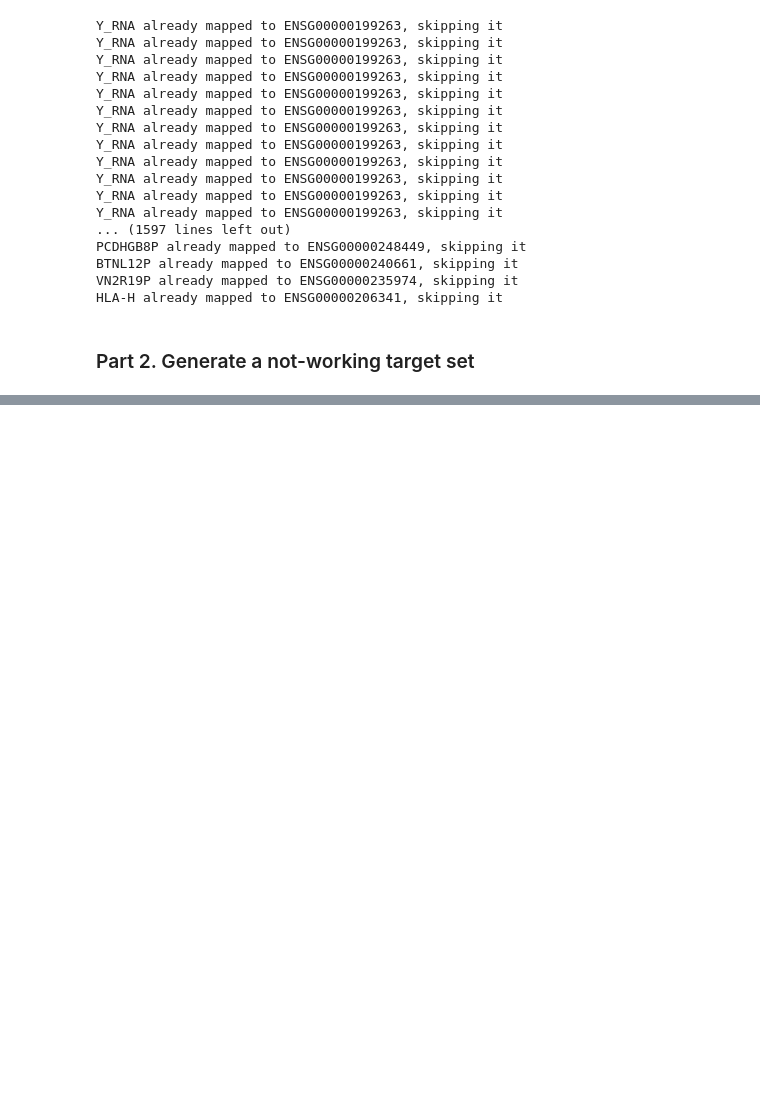
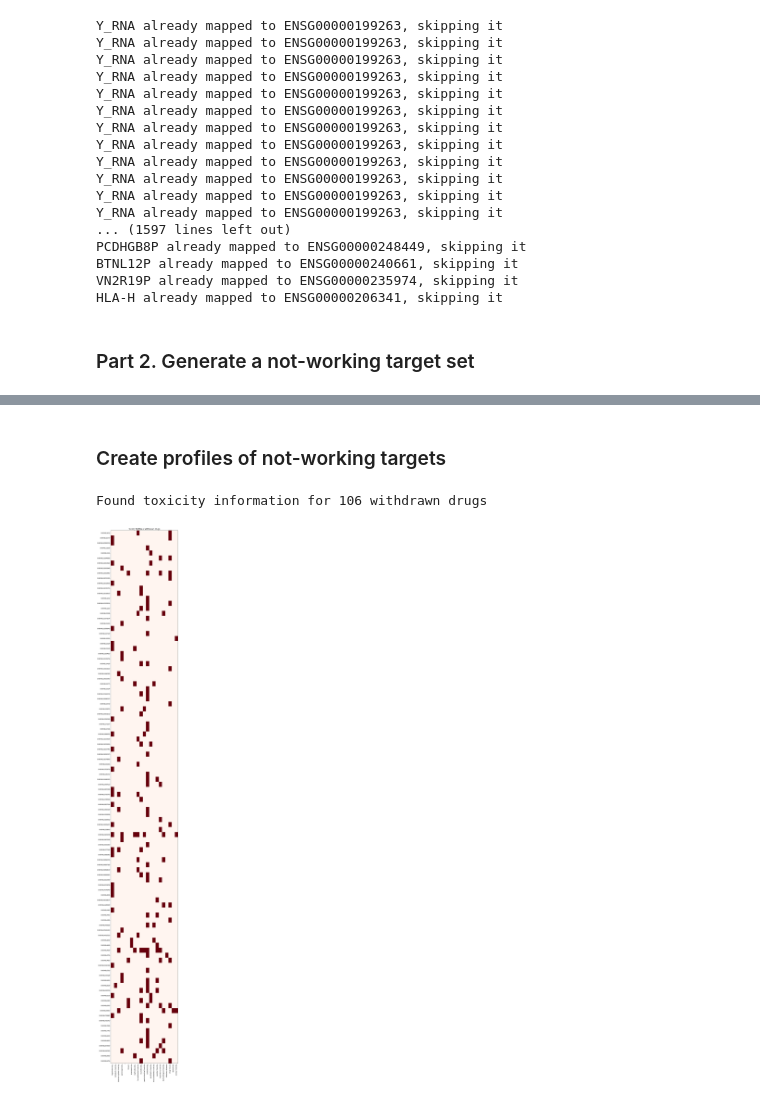
Before and after one commit to jedrzejkubica/targets-from-pathways, a Jupyter notebook: validation/not_working_targets.ipynb, the cells around one changed output, grey strips where cells are left out. Cells and saved outputs as stored; diff of their text form; code cells hidden in the pictures; blank space fills up the shorter version.

Commit message:
not_working_targets.ipynb : add toxicity profiles

```diff
--- a/validation/not_working_targets.ipynb
+++ b/validation/not_working_targets.ipynb
@@ -185,9 +159,20 @@ CHEMBL979 is associated with 16 diseases
 # %%
-# check how many of the withdrawn drugs have warnings
+# filter withdrawn drugs, keep those with warnings
 drug_warning_list = drug_warning['chemblIds'].explode().to_list()
 with_warning_count = 0
-for chemblID in withdrawn_chemblID2ENSG:
-    if chemblID in drug_warning_list:
+
+withdrawn2targets_copy = withdrawn2targets.copy()
+withdrawn2diseases_copy = withdrawn2diseases.copy()
+
+for drug in withdrawn2targets:
+    if drug in drug_warning_list:
         with_warning_count += 1
-print(f"{with_warning_count} out of {len(withdrawn_chemblID2ENSG)} drugs (from drug-target pairs) have warnings")
+    else:
+        del withdrawn2targets_copy[drug]
+        del withdrawn2diseases_copy[drug]
+
+withdrawn2targets = withdrawn2targets_copy
+withdrawn2diseases = withdrawn2diseases_copy
+
+print(f"Keeping {len(withdrawn2targets)} drugs with warnings")
 # %% [output]
@@ -219,0 +206,53 @@ EFO_0004616: 6 withdrawn drugs
+# %% [markdown]
+### Create profiles of not-working targets
+# %%
+# find toxicity information for withdrawn drugs
+toxicity_labels = list(drug_warning['toxicityClass'].unique())
+
+withdrawn2toxicity = {}
+
+drug2toxicity = {}
+for index, row in drug_warning.iterrows():
+    drugs = row['chemblIds']
+    toxicity = row['toxicityClass']
+    if not toxicity:
+        continue
+
+    for drug in drugs:
+        if drug not in drug2toxicity:
+            drug2toxicity[drug] = []
+        drug2toxicity[drug].append(toxicity)
+
+for drug in withdrawn2targets:
+    if drug in drug2toxicity:
+        withdrawn2toxicity[drug] = drug2toxicity[drug]
+
+print(f"Found toxicity information for {len(withdrawn2toxicity)} withdrawn drugs")
+# %% [output]
+Found toxicity information for 106 withdrawn drugs
+# %%
+# Create heatmap drug vs toxicity: 1 if drug has a specific toxicity, 0 otherwise
+drugs = list(withdrawn2toxicity.keys())
+matrix = numpy.zeros((len(drugs), len(toxicity_labels)), dtype=int)
+
+for i, drug in enumerate(drugs):
+    for tox in withdrawn2toxicity[drug]:
+        j = toxicity_labels.index(tox)
+        matrix[i, j] = 1
+
+fig, ax = matplotlib.pyplot.subplots(figsize=(8, len(withdrawn2toxicity)*0.5))
+
+cax = ax.imshow(matrix, cmap='Reds', aspect='auto')
+
+ax.set_xticks(numpy.arange(len(toxicity_labels)))
+ax.set_xticklabels(toxicity_labels)
+ax.set_yticks(numpy.arange(len(drugs)))
+ax.set_yticklabels(drugs)
+
+matplotlib.pyplot.xticks(rotation=90)
+matplotlib.pyplot.title('Toxicity Profiles of Withdrawn Drugs')
+matplotlib.pyplot.tight_layout()
+matplotlib.pyplot.savefig("data/withdrawn_toxicity_heatmap.png", dpi=300)
+matplotlib.pyplot.show()
+# %% [output]
+[figure, added]
```
Also changed, not shown: parts of 11 cells of this notebook.
